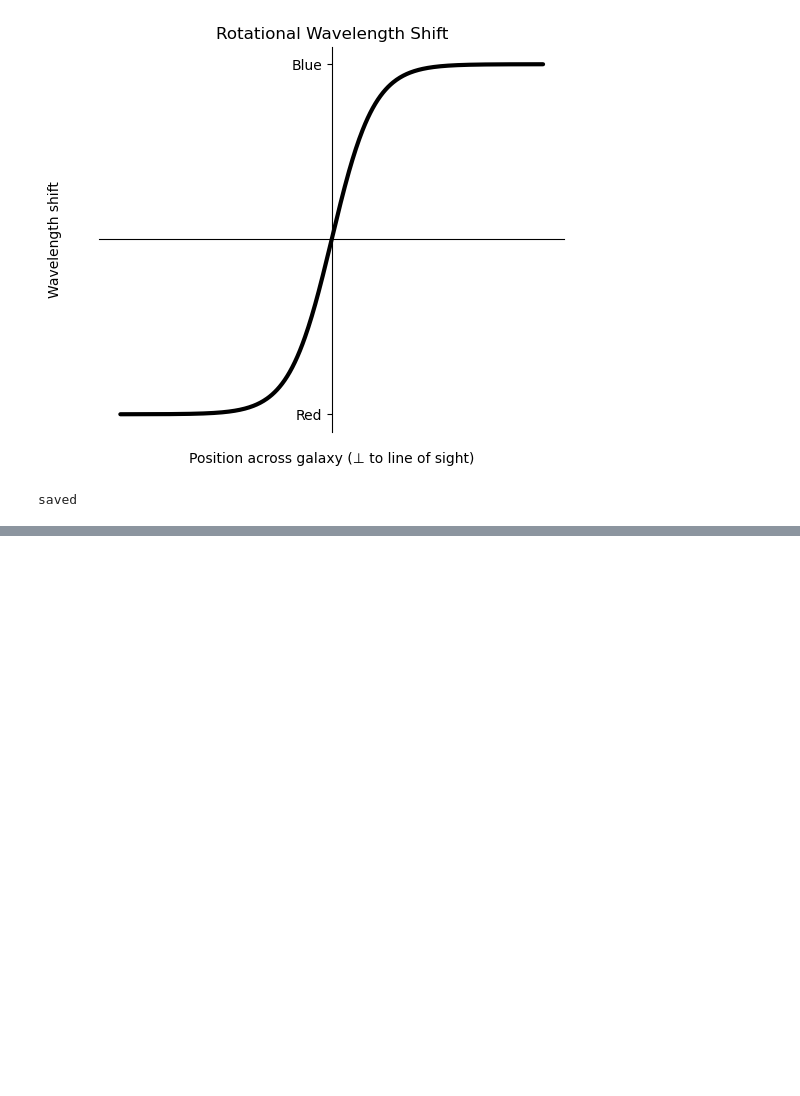
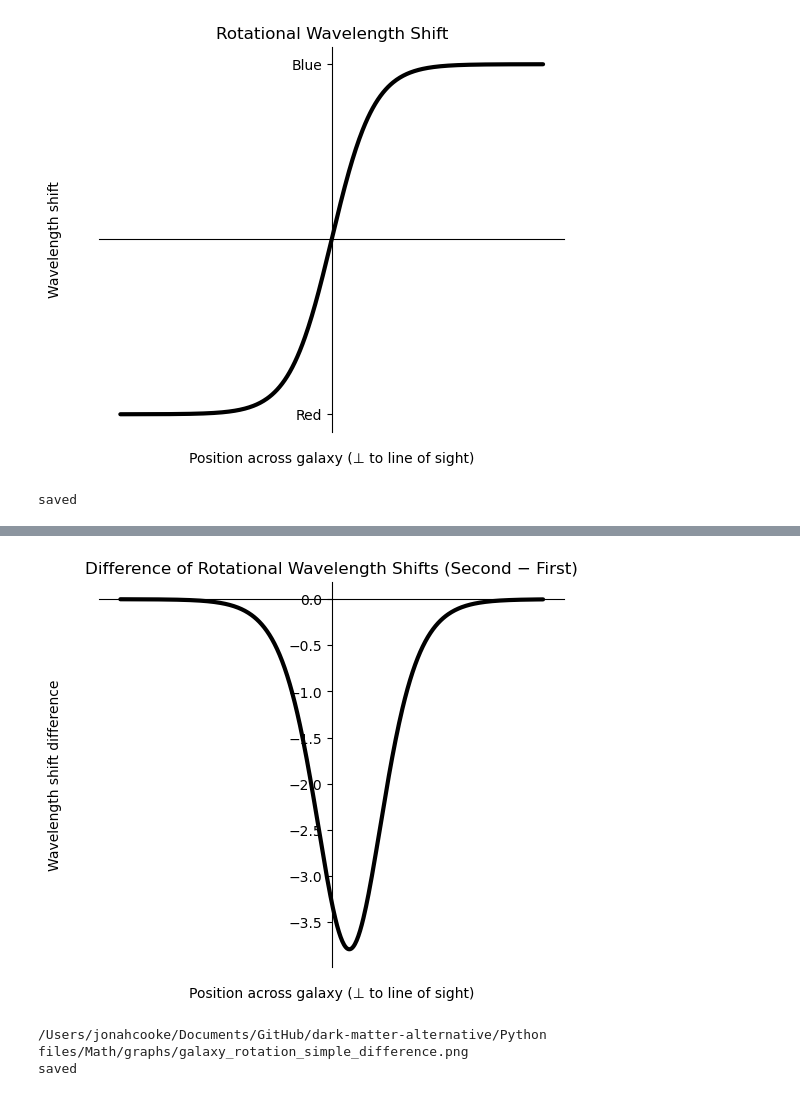
Before and after one commit to Donjohn-Donson/dark-matter-alternative, a Jupyter notebook: Python files/Graph_code/Galaxy rotation simple.ipynb, the cells around one changed output, grey strips where cells are left out. Saved outputs shown, nothing was run; the diff lists cells and outputs as text; code cells hidden in the pictures; blank space fills up the shorter version.

```diff
--- a/Python files/Graph_code/Galaxy rotation simple.ipynb
+++ b/Python files/Graph_code/Galaxy rotation simple.ipynb
@@ -108,0 +113,44 @@ module://matplotlib_inline.backend_inline 3.10.6
+# %%
+# Third graph: difference between the second (shifted) and first (original) curves
+delta_lambda3 = delta_lambda2 - delta_lambda
+
+fig3, ax3 = plt.subplots(figsize=(6, 5))
+fig3.patch.set_facecolor('white')
+ax3.set_facecolor('white')
+
+ax3.plot(x, delta_lambda3, color='black', lw=3, solid_capstyle='round')
+
+ax3.set_xlabel('Position across galaxy (⊥ to line of sight)')
+ax3.set_ylabel('Wavelength shift difference')
+ax3.xaxis.set_label_coords(0.5, -0.05)
+ax3.yaxis.set_label_coords(-0.08, 0.5)
+ax3.set_xticks([])
+
+ax3.set_title('Difference of Rotational Wavelength Shifts (Second − First)')
+
+ax3.spines['left'].set_position(('data', 0))
+ax3.spines['bottom'].set_position(('data', 0))
+ax3.spines['top'].set_visible(False)
+ax3.spines['right'].set_visible(False)
+# %% [output]
+[figure, added]
+# %%
+fig3.tight_layout()
+
+from pathlib import Path
+graphs_dir = Path.cwd().parent / "Math" / "graphs"
+graphs_dir.mkdir(parents=True, exist_ok=True)
+filepath3 = str(graphs_dir / "galaxy_rotation_simple_difference.png")
+
+fig3.savefig(filepath3, dpi=200, facecolor='white')
+
+if platform.system() == 'Darwin':       # macOS
+    subprocess.call(('open', filepath3))
+    print(filepath3)
+else:                                    # Windows
+    os.startfile(filepath3)
+    print(filepath3)
+print("saved")
+# %% [output]
+/Users/jonahcooke/Documents/GitHub/dark-matter-alternative/Python files/Math/graphs/galaxy_rotation_simple_difference.png
+saved
```
Also changed, not shown: parts of 4 cells of this notebook, 5 other files.
